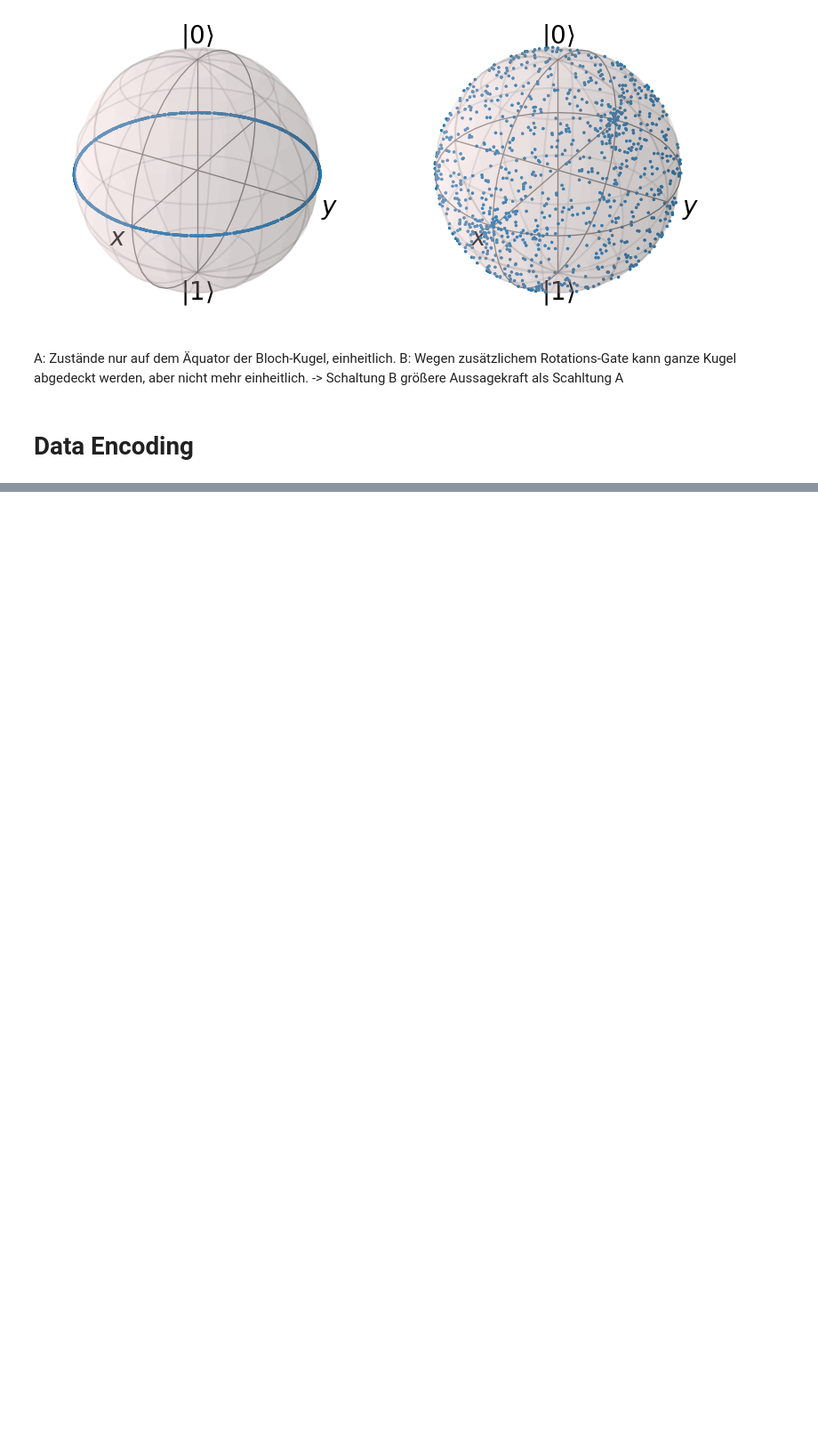
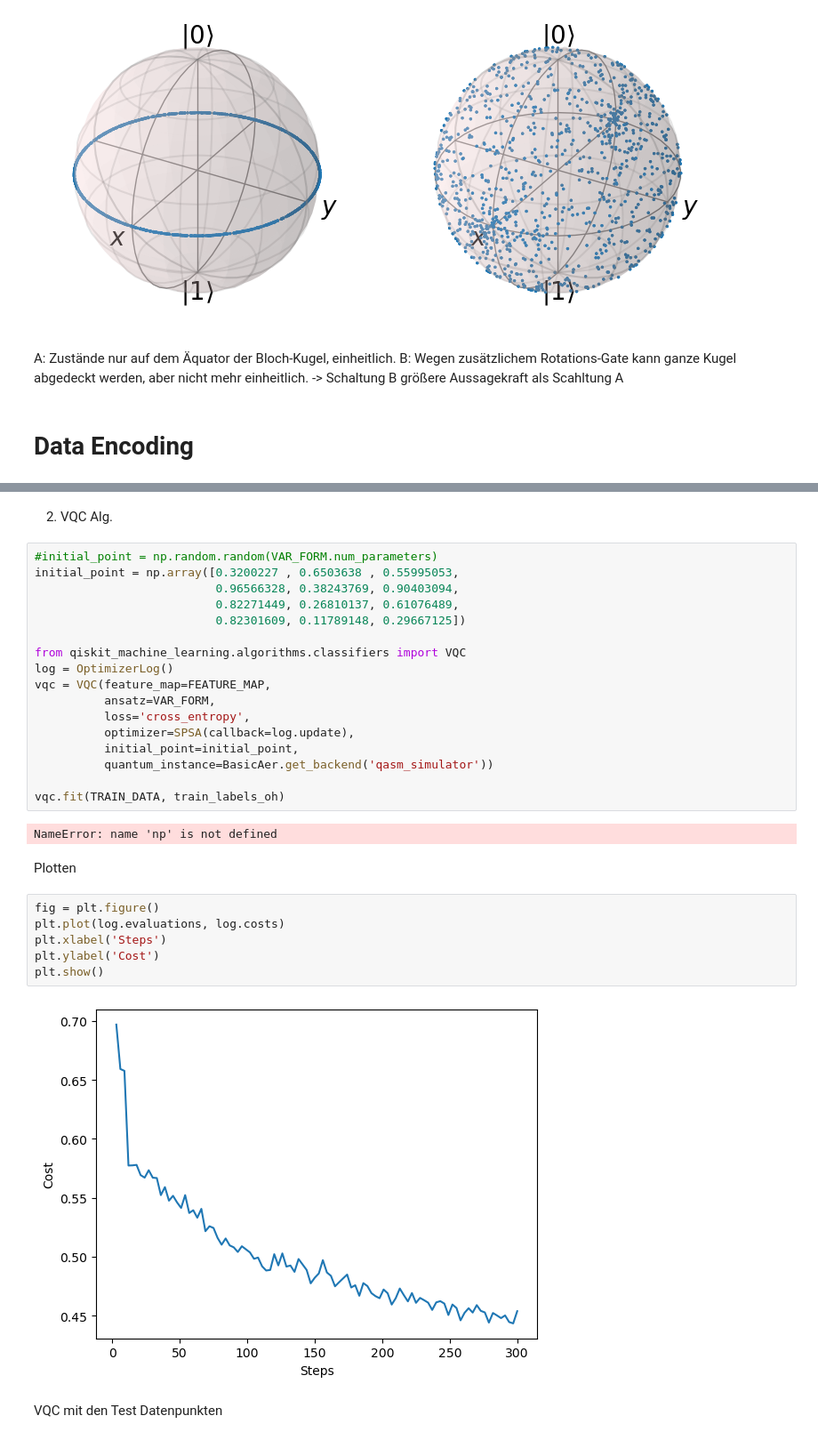
Before and after one commit to jannikobenhoff/quantum_machine_learning, a Jupyter notebook: tutorial/Tutorial.ipynb, the cells around one changed output, grey strips where cells are left out. Shown at 89% size. Cells and saved outputs as stored; diff of their text form; blank space fills up the shorter version.

```diff
--- a/tutorial/Tutorial.ipynb
+++ b/tutorial/Tutorial.ipynb
@@ -108,0 +609,33 @@ B: Wegen zusätzlichem Rotations-Gate kann ganze Kugel abgedeckt werden, aber ni
+# %% [markdown]
+2. VQC Alg.
+# %%
+#initial_point = np.random.random(VAR_FORM.num_parameters)
+initial_point = np.array([0.3200227 , 0.6503638 , 0.55995053,
+                          0.96566328, 0.38243769, 0.90403094,
+                          0.82271449, 0.26810137, 0.61076489,
+                          0.82301609, 0.11789148, 0.29667125])
+
+from qiskit_machine_learning.algorithms.classifiers import VQC
+log = OptimizerLog()
+vqc = VQC(feature_map=FEATURE_MAP,
+          ansatz=VAR_FORM,
+          loss='cross_entropy',
+          optimizer=SPSA(callback=log.update),
+          initial_point=initial_point,
+          quantum_instance=BasicAer.get_backend('qasm_simulator'))
+
+vqc.fit(TRAIN_DATA, train_labels_oh)
+# %% [output]
+NameError: name 'np' is not defined
+# %% [markdown]
+Plotten
+# %%
+fig = plt.figure()
+plt.plot(log.evaluations, log.costs)
+plt.xlabel('Steps')
+plt.ylabel('Cost')
+plt.show()
+# %% [output]
+[figure, added]
+# %% [markdown]
+VQC mit den Test Datenpunkten
```
Also changed, not shown: parts of 81 cells of this notebook, 4 other files.
